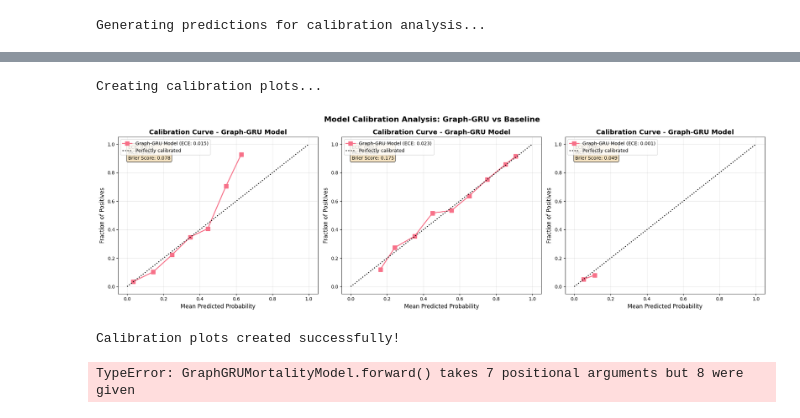
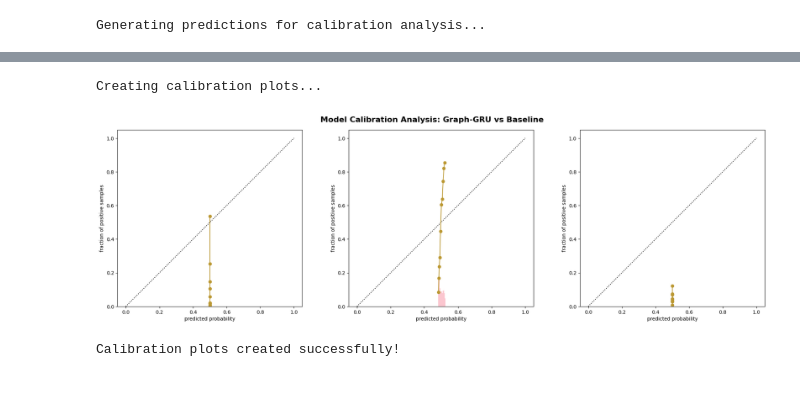
Before and after one commit to RonSheininTau/MLHC, a Jupyter notebook: Project_Evaluation.ipynb, the cells around one changed output, grey strips where cells are left out. Drawn from its saved outputs; the diff is of its cells as text; code cells hidden in the pictures; blank space fills up the shorter version.

Commit message:
added calibration and ablation

```diff
--- a/Project_Evaluation.ipynb
+++ b/Project_Evaluation.ipynb
@@ -52,9 +62,9 @@ datasets = {x: Dataset.PatientDataset(d, y, core=data["padded_tensor_core"], pad
         zip(['train', 'val', 'test'], [data["padded_tensor_train"], data["padded_tensor_val"], data["padded_tensor_test"]],
             [train_labels, val_labels, test_labels],
             [data["padding_mask_train"], data["padding_mask_val"], data["padding_mask_test"]],
-            [torch.stack(data["notes_df_train"].embeddings.values.tolist()),
-             torch.stack(data["notes_df_val"].embeddings.values.tolist()),
-             torch.stack(data["notes_df_test"].embeddings.values.tolist())],
+            [data["notes_df_train"].embeddings.values.tolist(),
+             data["notes_df_val"].embeddings.values.tolist(),
+             data["notes_df_test"].embeddings.values.tolist()],
              [torch.tensor(data["bio_train"].values >= 1, dtype=torch.float32).to(DEVICE),
               torch.tensor(data["bio_val"].values >= 1, dtype=torch.float32).to(DEVICE),
               torch.tensor(data["bio_test"].values >= 1, dtype=torch.float32).to(DEVICE)],
@@ -118,6 +131,6 @@ Test Readmission: AUC-ROC: 0.64  AP: 0.09
 # %%
-torch.save(model, 'model.pt')
+# torch.save(model, 'model.pt')
 
-model = torch.load('model.pt')
-baseline_model = torch.load('baseline_model.pt')
+# model = torch.load('model.pt')
+# baseline_model = torch.load('baseline_model.pt')
 # %%
@@ -297,9 +302,26 @@ Calibration analysis functions loaded successfully!
+# %%
+def plot_calibration_curve(y_true, y_prob, n_bins=5, ax=None, hist=True, normalize=False):
+    prob_true, prob_pred = calibration_curve(y_true, y_prob, n_bins=n_bins, strategy='quantile')
+    if ax is None:
+        ax = plt.gca()
+    if hist:
+        ax.hist(y_prob, weights=np.ones_like(y_prob) / len(y_prob), alpha=.4,
+               bins=np.maximum(10, n_bins))
+    ax.plot([0, 1], [0, 1], ':', c='k')
+    curve = ax.plot(prob_pred, prob_true, marker="o")
+
+    ax.set_xlabel("predicted probability")
+    ax.set_ylabel("fraction of positive samples")
+
+    ax.set(aspect='equal')
+    return curve
 # %%
 # Generate predictions for calibration analysis
+import numpy as np
 print("Generating predictions for calibration analysis...")
 
 # Get predictions from both models
-y_trues_model, y_preds_model = model.validate(dataloaders['test'], datasets['test'], return_predictions=True)
+y_trues_model, y_preds_model = model.validate(dataloaders['test'], datasets['test'], return_predictions=True, calibrate=True)
 
 # Convert to numpy arrays
 task_names = ['Mortality (30-day)', 'Prolonged Stay', 'Readmission (30-day)']
@@ -369,46 +336,29 @@ Calibration metrics calculated successfully!
 # %%
+import matplotlib.pyplot as plt
+import seaborn as sns
+
 # Create comprehensive calibration plots
 print("Creating calibration plots...")
 
 # Set up the plotting style
 plt.style.use('default')
 sns.set_palette("husl")
 
-# Create a comprehensive calibration plot
 fig, axes = plt.subplots(1, 3, figsize=(20, 6))
 fig.suptitle('Model Calibration Analysis: Graph-GRU vs Baseline', fontsize=16, fontweight='bold')
 
-colors = ['#1f77b4', '#ff7f0e']  # Blue for model, Orange for baseline
-model_color = colors[0]
-
 for i, task_name in enumerate(task_names):
-    # Top row: Model calibration curves
     ax_model = axes[i]
     plot_calibration_curve(true_labels[task_name], model_predictions[task_name],
-                          f'Graph-GRU Model', ax=ax_model, n_bins=10)
+                          ax=ax_model, n_bins=10)
 plt.tight_layout()
 plt.show()
 
 print("Calibration plots created successfully!")
 # %% [output]
 Creating calibration plots...
-[figure, old version]
+[figure, new version]
 Calibration plots created successfully!
-# %%
-# feature importance
-
-import pandas as pd
-import numpy as np
-import matplotlib.pyplot as plt
-import seaborn as sns
-import shap
-
-X = dataloaders['val'], datasets['val']
-background = next(iter(dataloaders['val']))  # get a batch from val dataloader
-explainer = shap.DeepExplainer(model, background)
-shap_values = explainer.shap_values(X)
-# %% [output]
-TypeError: GraphGRUMortalityModel.forward() takes 7 positional arguments but 8 were given
 # %% [markdown]
 <!-- 100%|██████████| 10/10 [00:07<00:00,  1.38it/s]
 Test Mortality: AUC-ROC: 0.85  AP: 0.52
```
Also changed, not shown: parts of 7 cells of this notebook, 5 other files.
